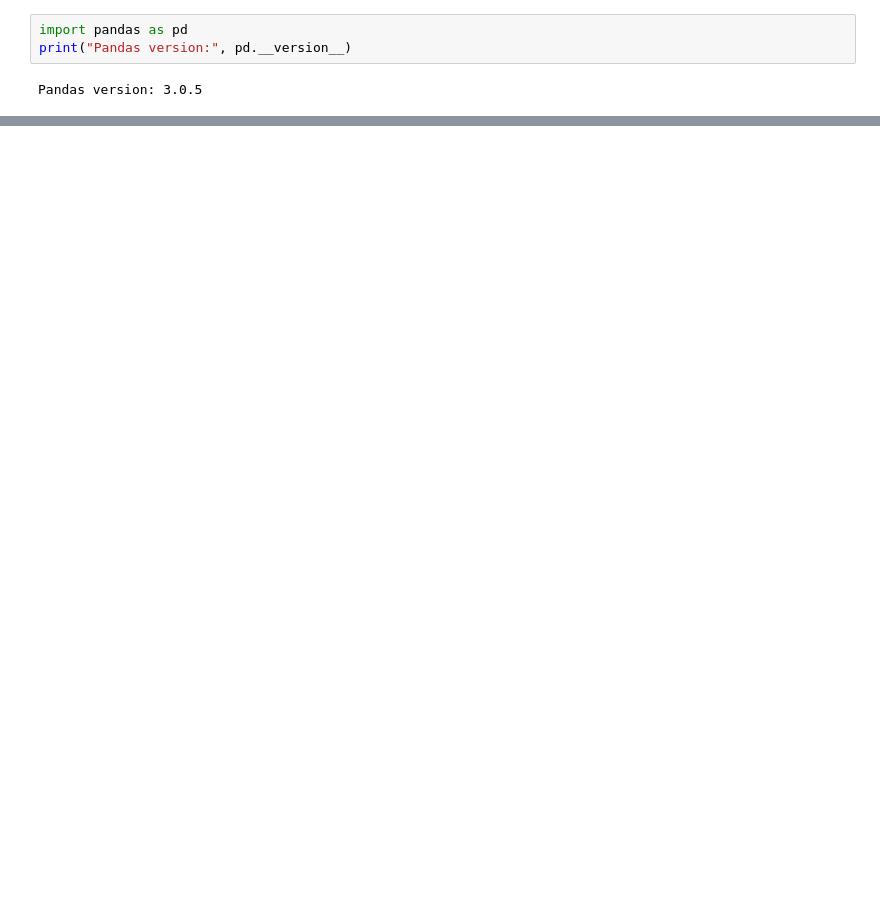
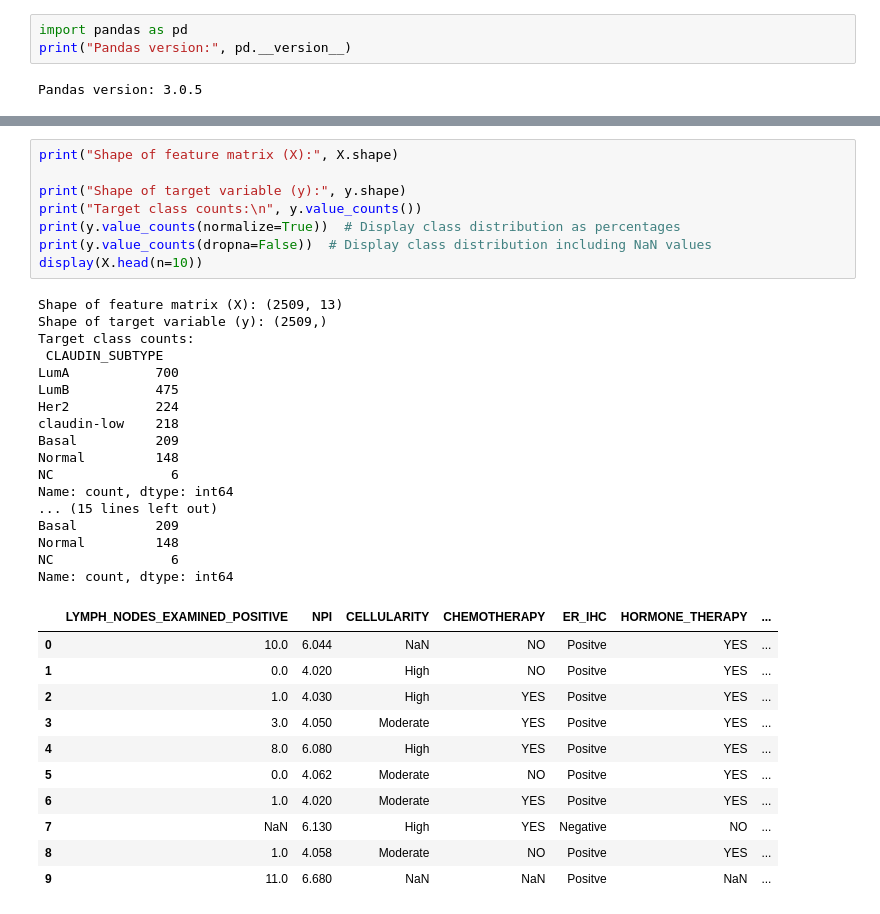
Before and after one commit to VJ1130/ClinSTRAT, a Jupyter notebook: 01_data_preprocessing.ipynb, the cells around one changed output, grey strips where cells are left out. Drawn from its saved outputs; the diff is of its cells as text; blank space fills up the shorter version.

```diff
--- a/01_data_preprocessing.ipynb
+++ b/01_data_preprocessing.ipynb
@@ -44,0 +96,37 @@ display(clinical_patient.head(n=10))
+# %%
+print("Shape of feature matrix (X):", X.shape)
+
+print("Shape of target variable (y):", y.shape)
+print("Target class counts:\n", y.value_counts())
+print(y.value_counts(normalize=True))  # Display class distribution as percentages
+print(y.value_counts(dropna=False))  # Display class distribution including NaN values
+display(X.head(n=10))
+# %% [output]
+Shape of feature matrix (X): (2509, 13)
+Shape of target variable (y): (2509,)
+Target class counts:
+ CLAUDIN_SUBTYPE
+LumA           700
+LumB           475
+Her2           224
+claudin-low    218
+Basal          209
+Normal         148
+NC               6
+Name: count, dtype: int64
+... (15 lines left out)
+Basal          209
+Normal         148
+NC               6
+Name: count, dtype: int64
+|  | LYMPH_NODES_EXAMINED_POSITIVE | NPI | CELLULARITY | CHEMOTHERAPY | ER_IHC | HORMONE_THERAPY | ... |
+| 0 | 10.0 | 6.044 | NaN | NO | Positve | YES | ... |
+| 1 | 0.0 | 4.020 | High | NO | Positve | YES | ... |
+| 2 | 1.0 | 4.030 | High | YES | Positve | YES | ... |
+| 3 | 3.0 | 4.050 | Moderate | YES | Positve | YES | ... |
+| 4 | 8.0 | 6.080 | High | YES | Positve | YES | ... |
+| 5 | 0.0 | 4.062 | Moderate | NO | Positve | YES | ... |
+| 6 | 1.0 | 4.020 | Moderate | YES | Positve | YES | ... |
+| 7 | NaN | 6.130 | High | YES | Negative | NO | ... |
+| 8 | 1.0 | 4.058 | Moderate | NO | Positve | YES | ... |
+| 9 | 11.0 | 6.680 | NaN | NaN | Positve | NaN | ... |
```
Also changed, not shown: parts of 7 cells of this notebook.
